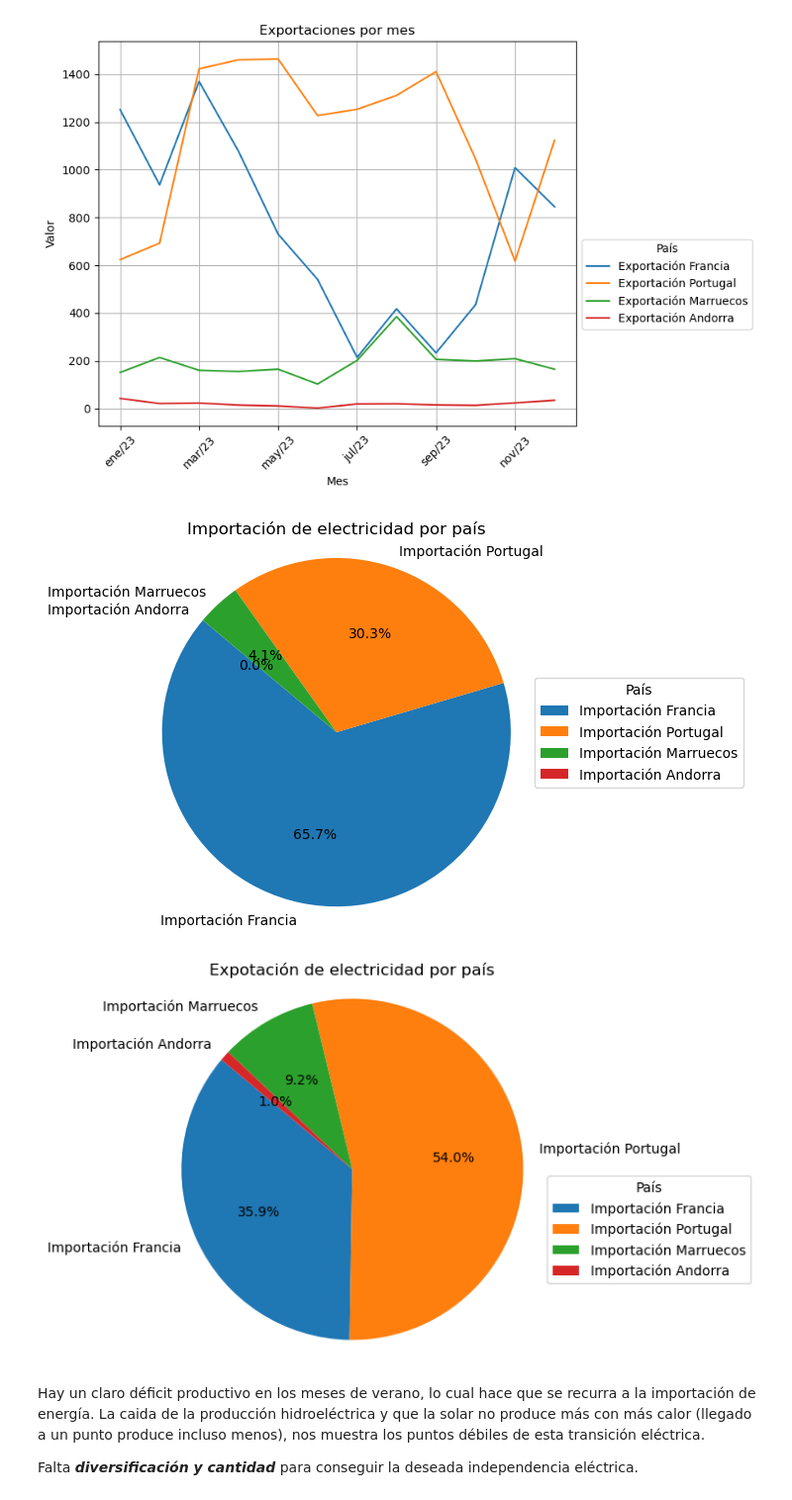
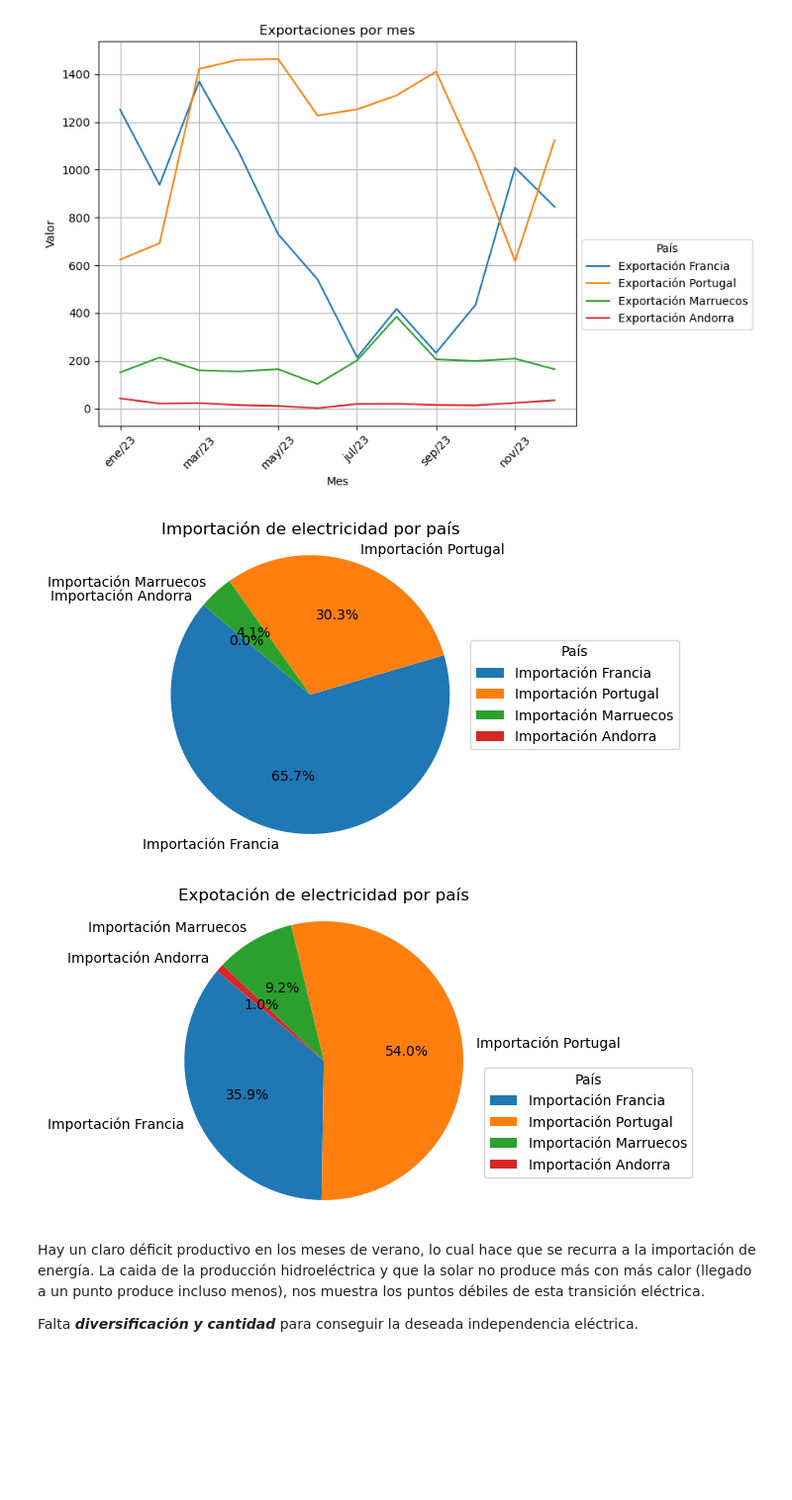
Before and after one commit to Vicgutgam/El_sistema_electrico_en_Espa-, a Jupyter notebook: Producción/Producción en España.ipynb, the cells around one changed output. Shown: that part at 99% size. Cells and saved outputs as stored; diff of their text form; code cells hidden in the pictures; blank space fills up the shorter version.

```diff
--- a/Producción/Producción en España.ipynb
+++ b/Producción/Producción en España.ipynb
@@ -429,31 +467,31 @@ plt.show()
 # %%
 comercio['total'] = comercio.sum(axis=1)
 comercio = comercio.round(4)
 
 valores = comercio['total'].head(4)
 etiquetas = comercio.index[:4]
 
 # Trazar el gráfico de pastel
-plt.figure(figsize=(5,5))
+plt.figure(figsize=(4,4))
 plt.pie(valores, labels=etiquetas, autopct='%1.1f%%', startangle=140)
 plt.axis('equal')  # Equal aspect ratio asegura que el pastel sea circular
 plt.title('Importación de electricidad por país')  # Título del gráfico
 plt.legend(title='País', bbox_to_anchor=(1, 0.5), loc='center left')
 plt.show()
 
 valores2 = comercio['total'].tail(4)
 etiquetas = comercio.index[:4]
 
 # Trazar el gráfico de pastel
-plt.figure(figsize=(5,5))
+plt.figure(figsize=(4,4))
 plt.pie(valores2, labels=etiquetas, autopct='%1.1f%%', startangle=140)
 plt.axis('equal')  # Equal aspect ratio asegura que el pastel sea circular
 plt.title('Expotación de electricidad por país')  # Título del gráfico
 plt.legend(title='País', bbox_to_anchor=(1, 0.5), loc='upper left')
 plt.show()
 # %% [output]
-[figure, old version]
+[figure, new version]
-[figure, old version]
+[figure, new version]
 # %% [markdown]
 Hay un claro déficit productivo en los meses de verano, lo cual hace que se recurra a la importación de energía. La caida de la producción hidroeléctrica y que la solar no produce más con más calor (llegado a un punto produce incluso menos), nos muestra los puntos débiles de esta transición eléctrica.
 
```
Also changed, not shown: parts of 11 cells of this notebook, 14 other files.
